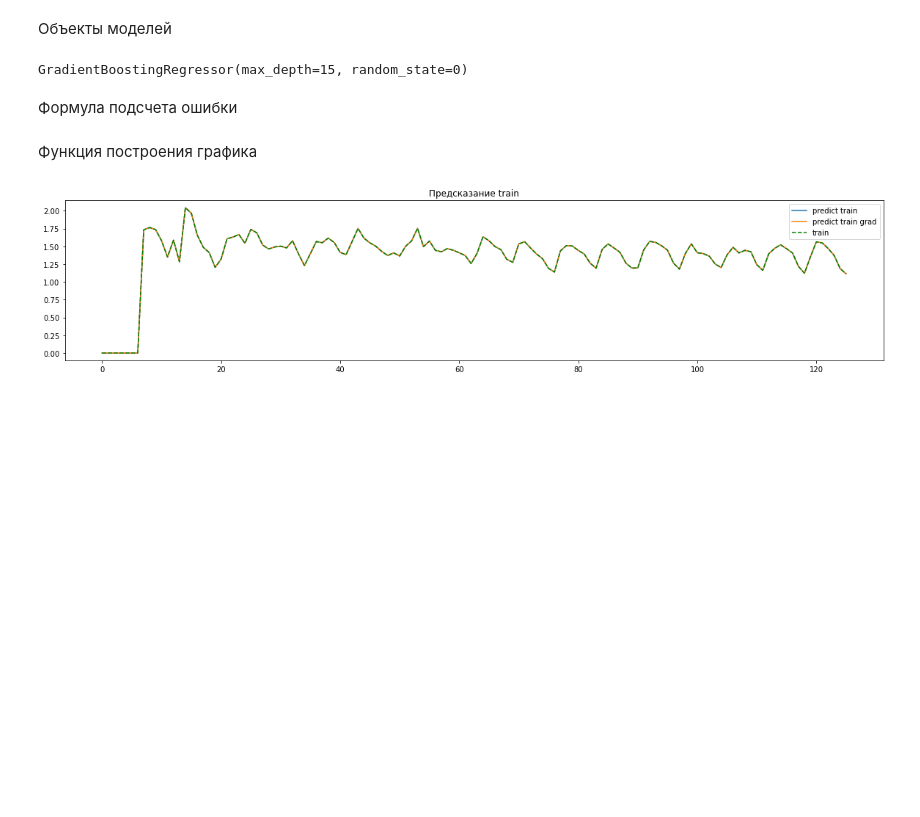
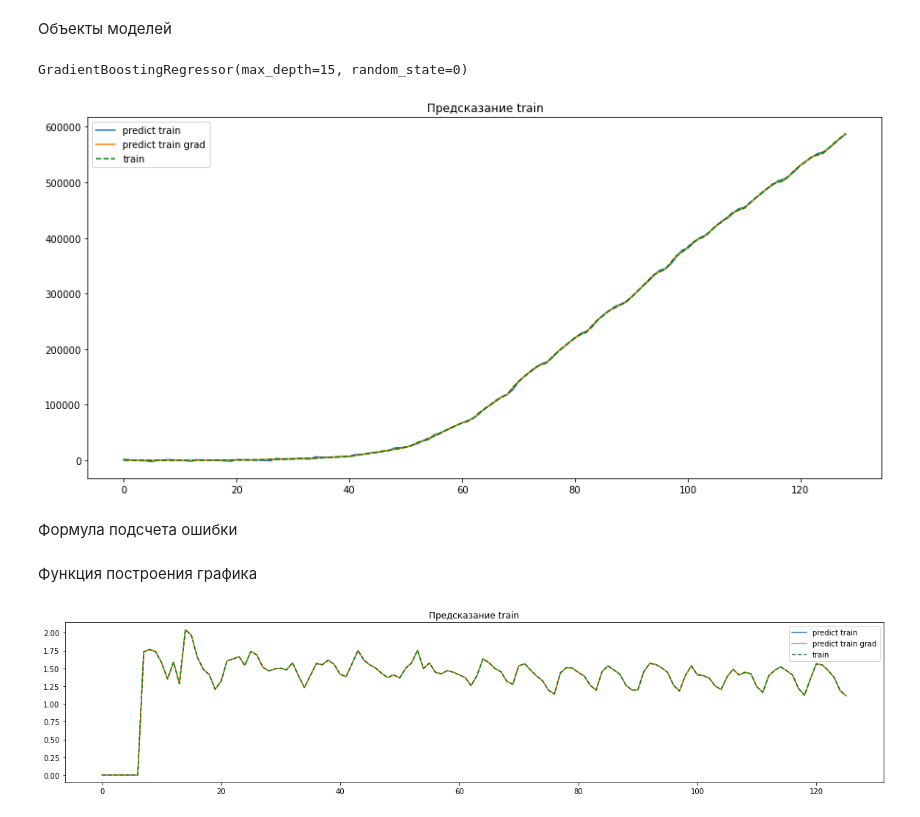
Before and after one commit to egorsemevskiy/GB_EDA, a Jupyter notebook: 2_lesson/HW_2_lesson.ipynb, the cells around one changed output. Saved outputs shown, nothing was run; the diff lists cells and outputs as text; code cells hidden in the pictures; blank space fills up the shorter version.

```diff
--- a/2_lesson/HW_2_lesson.ipynb
+++ b/2_lesson/HW_2_lesson.ipynb
@@ -477,16 +498,26 @@ model_lb = LinearRegression()
 # и еще одну
 model_gb = GradientBoostingRegressor(max_depth=15, random_state=0, n_estimators=100)
 # %%
-model_lb.fit(x_train,y_train)
-model_gb.fit(x_train,y_train)
+model_lb.fit(X_train,y_train)
+model_gb.fit(X_train,y_train)
 # %% [output]
 GradientBoostingRegressor(max_depth=15, random_state=0)
 # %%
-y_pred = model_lb.predict(x_test)
-y_pred_t = model_lb.predict(x_train)
+y_pred = model_lb.predict(X_test)
+y_pred_t = model_lb.predict(X_train)
 
-y_predg = model_gb.predict(x_test)
-y_predg_t = model_gb.predict(x_train)
+y_predg = model_gb.predict(X_test)
+y_predg_t = model_gb.predict(X_train)
+# %%
+plt.figure( figsize=( 15, 7 ))
+plt.plot(y_pred_t, label='predict train')
+plt.plot(y_predg_t, label='predict train grad')
+plt.plot(y_train,'--g', label='train')
+plt.legend()
+plt.title('Предсказание train')
+plt.show()
+# %% [output]
+[figure, added]
 # %% [markdown]
 Формула подсчета ошибки
 # %%
```
Also changed, not shown: parts of 12 cells of this notebook, 1 other file.
